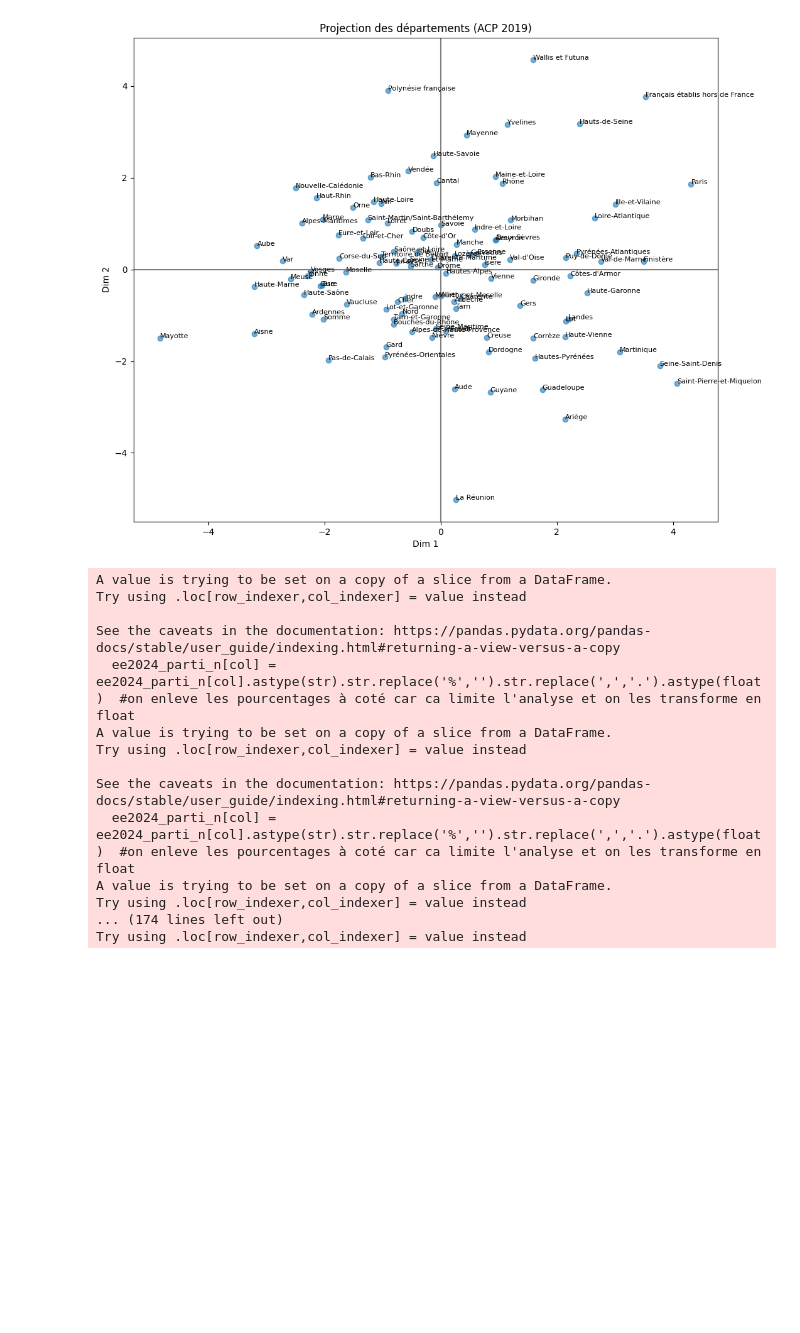
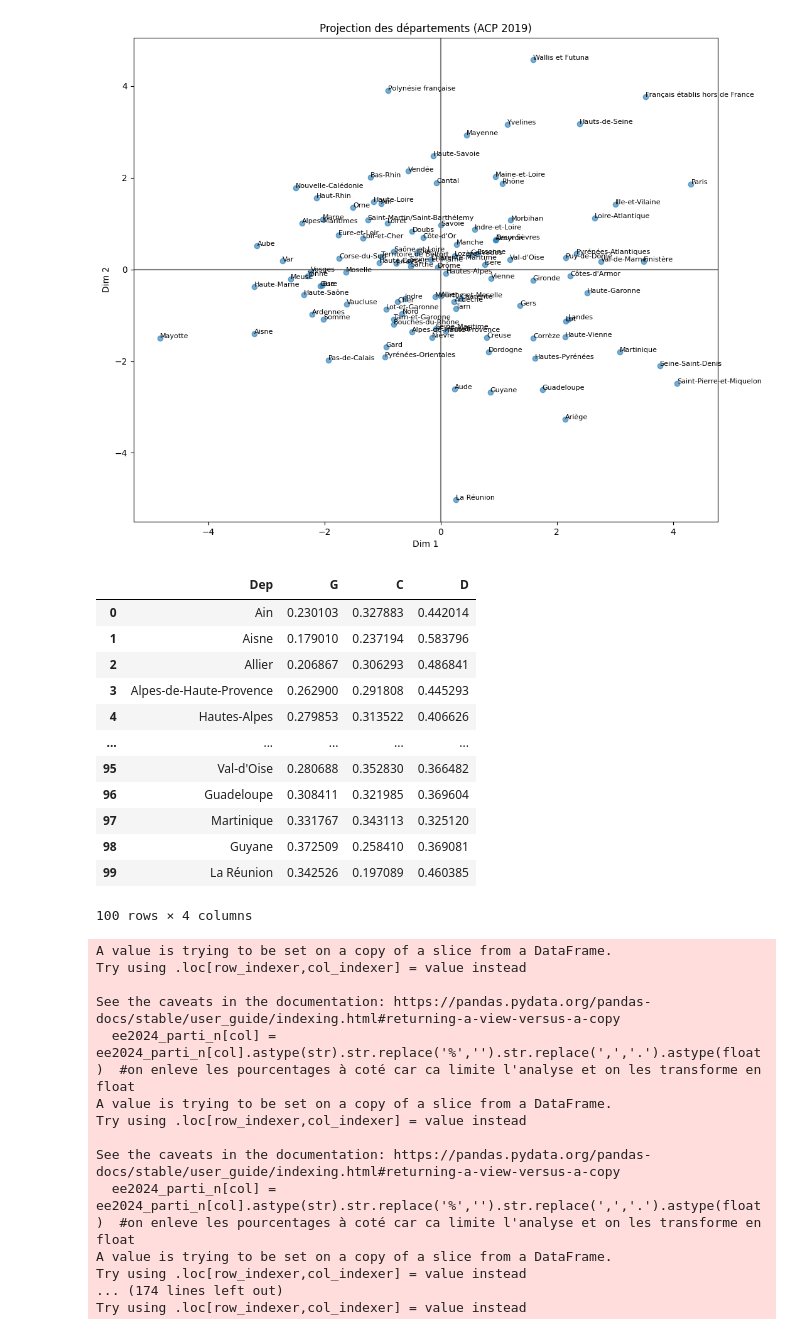
Before and after one commit to zuulaika/Projet-python, a Jupyter notebook: code_principal_z.ipynb, the cells around one changed output. Saved outputs shown, nothing was run; the diff lists cells and outputs as text; code cells hidden in the pictures; blank space fills up the shorter version.

```diff
--- a/code_principal_z.ipynb
+++ b/code_principal_z.ipynb
@@ -408,8 +405,8 @@ plt.show()
 [figure]
 # %%
 #on va cree un tableau qui reuni les partis par bord politique
-gauche= ["LA FRANCE INSOUMISE","EUROPE ÉCOLOGIE","LISTE CITOYENNE"]
-droite= ["UNION DROITE-CENTRE","DEBOUT LA FRANCE","POUR L'EUROPE DES GENS","PRENEZ LE POUVOIR"]
+gauche= ["EUROPE ÉCOLOGIE","LISTE CITOYENNE","LA FRANCE INSOUMISE"]
+droite= ["UNION DROITE-CENTRE","DEBOUT LA FRANCE","PRENEZ LE POUVOIR","POUR L'EUROPE DES GENS"]
 centre=["RENAISSANCE","ENVIE D'EUROPE","LES EUROPÉENS"]
 G= ee19p[gauche].sum(axis=1)
 D=ee19p[droite].sum(axis=1)
@@ -420,11 +417,27 @@ bord_pol=pd.DataFrame({
     "Dep":ee19.iloc[:,1],
     "G": G/total_pd,
     "C": C/total_pd,
-    "D": D,
+    "D": D/total_pd,
 })
 
 voix_bpf= bord_pol.iloc[:100,:]
 #on reduit a 100 car les autres tableaux n'incluent pas les collectivites d'outre mer
+# %%
+voix_bpf
+# %% [output]
+|  | Dep | G | C | D |
+| 0 | Ain | 0.230103 | 0.327883 | 0.442014 |
+| 1 | Aisne | 0.179010 | 0.237194 | 0.583796 |
+| 2 | Allier | 0.206867 | 0.306293 | 0.486841 |
+| 3 | Alpes-de-Haute-Provence | 0.262900 | 0.291808 | 0.445293 |
+| 4 | Hautes-Alpes | 0.279853 | 0.313522 | 0.406626 |
+| ... | ... | ... | ... | ... |
+| 95 | Val-d'Oise | 0.280688 | 0.352830 | 0.366482 |
+| 96 | Guadeloupe | 0.308411 | 0.321985 | 0.369604 |
+| 97 | Martinique | 0.331767 | 0.343113 | 0.325120 |
+| 98 | Guyane | 0.372509 | 0.258410 | 0.369081 |
+| 99 | La Réunion | 0.342526 | 0.197089 | 0.460385 |
+100 rows × 4 columns
 # %%
 voix_bpf.to_csv("ee_bp19.csv",index=False)
 # %%
```
Also changed, not shown: parts of 10 cells of this notebook, 1 other file.
